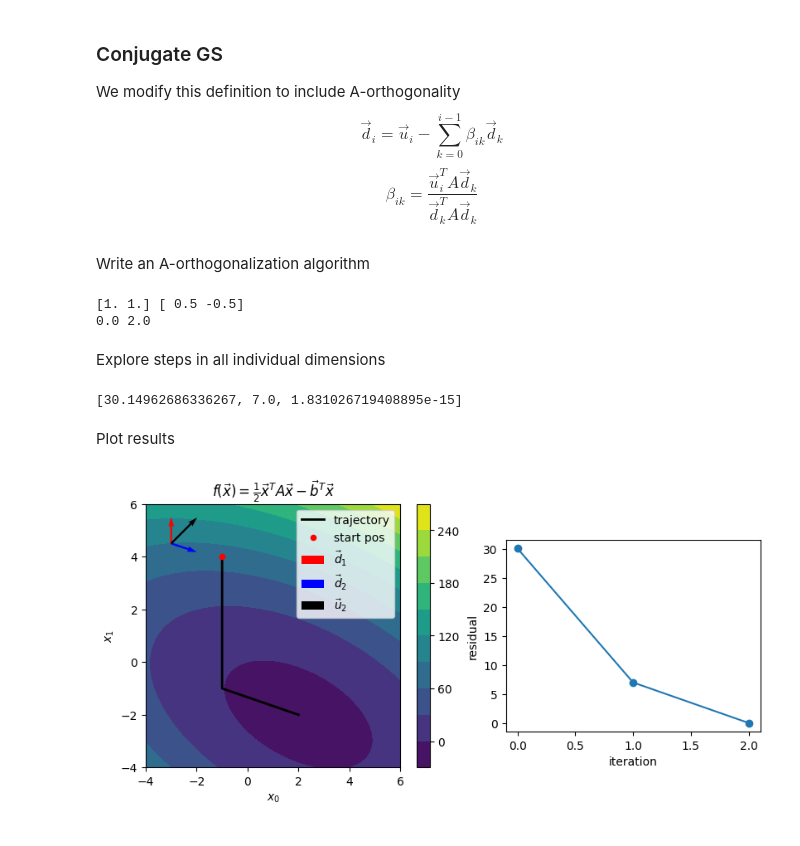
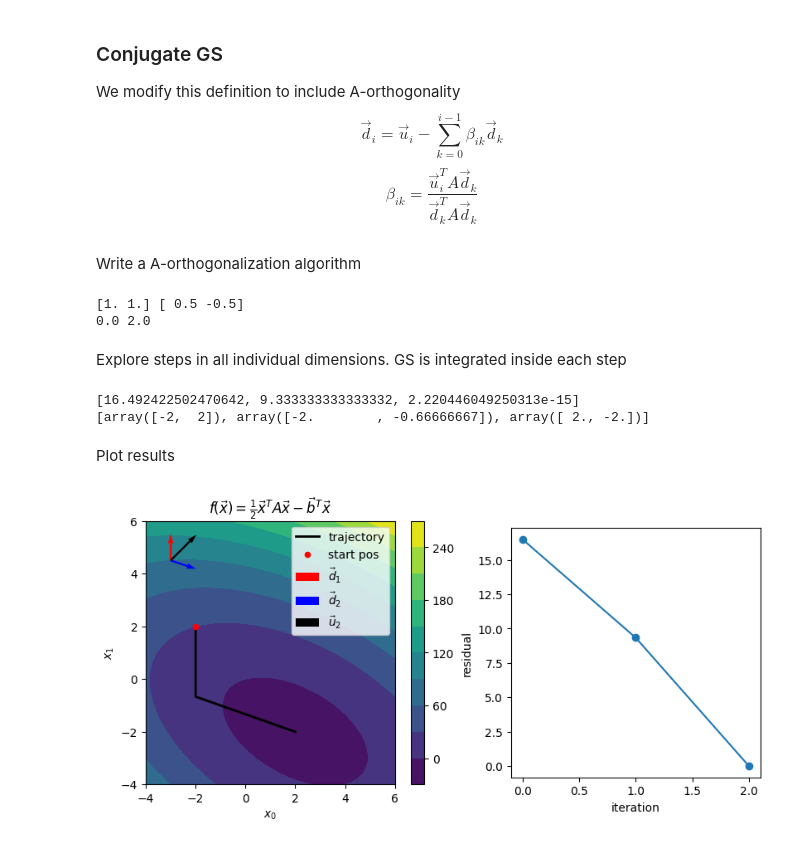
Before and after one commit to ajegorovs/aj_python_tool_lib, a Jupyter notebook: data_processing/optimization/Notes_Method_of_Conjugate_Directions.ipynb, the cells around one changed output. Cells and saved outputs as stored; diff of their text form; code cells hidden in the pictures.

```diff
--- a/data_processing/optimization/Notes_Method_of_Conjugate_Directions.ipynb
+++ b/data_processing/optimization/Notes_Method_of_Conjugate_Directions.ipynb
@@ -101,7 +147,7 @@ We modify this definition to include A-orthogonality
 $$\vec{d}_i = \vec{u}_i -  \sum_{k=0}^{i-1} \beta_{ik} \vec{d}_k$$
 $$\beta_{ik} = \frac{\vec{u}_i^T  A \vec{d}_k}{\vec{d}^T_k A \vec{d}_k}$$
 # %% [markdown]
-Write an A-orthogonalization algorithm
+Write a A-orthogonalization algorithm
 # %%
 A = np.array([[3,2],[2,6]])
 b = np.array([[2,-8]]).T
@@ -130,62 +176,76 @@ print(v1 @ A @ v2, v1 @ A @ v1)
 [1. 1.] [ 0.5 -0.5]
 0.0 2.0
 # %% [markdown]
-Explore steps in all individual dimensions
+Explore steps in all individual dimensions.  GS is integrated inside each step
 # %%
 A = np.array([[3,2],[2,6]])
 b = np.array([2,-8])
 
-u = np.array([[0,1],[1,1]], dtype = float).T
+us = np.array([[0,1],[1,1]], dtype = float)
 
-xi = np.array([-1,4])
-ds = GS_A(u,A)
+xi = np.array([-2,2])
+
 xs = [xi]
 res = [np.linalg.norm(b - A @ xi)]
-
-for d in ds:
+ds = []
+Ads = []
+dAds = []
+for i,u in enumerate(us):
+    # gram schmidt part
+    d = u.copy()
+    for d_old, Ad, dTAd in zip(ds,Ads,dAds):
+        d -= (u @ Ad / dTAd) * d_old
+    ds.append(d)
+    Ad = A @ d
+    Ads.append(Ad)
+    dAds.append(u @ Ad)
+    # stepping part
     r = b - A @ xi
     alpha = np.dot(d,r)/(d @ A @ d)
     xi = xi + alpha*d
     xs.append(xi.copy())
     res.append(np.linalg.norm(b - A @ xi))
 
-res
+print(res)
+print(xs)
 # %% [output]
-[30.14962686336267, 7.0, 1.831026719408895e-15]
+[16.492422502470642, 9.333333333333332, 2.220446049250313e-15]
+[array([-2,  2]), array([-2.        , -0.66666667]), array([ 2., -2.])]
 # %% [markdown]
 Plot results
 # %%
 T = lambda x: np.moveaxis(x, -1, -2)
 b2 = b.reshape(-1,1)
+
 def f(x):
     return (0.5*T(x) @ A @ x - T(b2) @ x)
 
 N_samples = 200
 dom = (-4,6)
 dom1 = np.linspace(*dom, N_samples)
 X,Y = XY = np.meshgrid(dom1,dom1)
 domain_xy = np.stack(XY, axis = -1)[...,None]
 obj_fn = f(domain_xy).reshape(N_samples,N_samples)
 fig, axs = plt.subplots(1,2, figsize = (2*4, 4), layout='constrained')
 
 c = axs[0].contourf(X,Y, obj_fn, extent = [*dom*2],levels = 10)
 plt.gca().set_aspect(1)
 plt.colorbar(c)
 
 axs[0].plot(*np.array(xs).T.reshape(2,-1), color = 'k', lw = 2, label = 'trajectory')
 axs[0].scatter(*xs[0], c = 'r', s = 20, zorder = 2, label = 'start pos')
 axs[0].quiver(-3,4.5,*ds[0],scale_units='xy', units='xy', scale = 1, color = 'r', label = r'$\vec{d}_1$')
 axs[0].quiver(-3,4.5,*ds[1],scale_units='xy', units='xy', scale = 1, color = 'b', label = r'$\vec{d}_2$')
-axs[0].quiver(-3,4.5,*u.T[1],scale_units='xy', units='xy', scale = 1, color = 'k', label = r'$\vec{u}_2$')
+axs[0].quiver(-3,4.5,*us.T[1],scale_units='xy', units='xy', scale = 1, color = 'k', label = r'$\vec{u}_2$')
 axs[0].set_xlabel(r'$x_0$')
 axs[0].set_ylabel(r'$x_1$')
 axs[0].set_title(r'$f(\vec{x}) = \frac{1}{2} \vec{x}^T A \vec{x} - \vec{b}^T\vec{x}$')
 axs[0].legend();
 
 axs[1].plot(res)
 axs[1].scatter(range(len(res)),res)
 axs[1].set_xlabel('iteration')
 axs[1].set_ylabel('residual')
-axs[1].set_aspect(0.05)
+axs[1].set_aspect(2/max(res))
 # %% [output]
-[figure, old version]
+[figure, new version]
```
Also changed, not shown: parts of 5 cells of this notebook, 1 other file.
